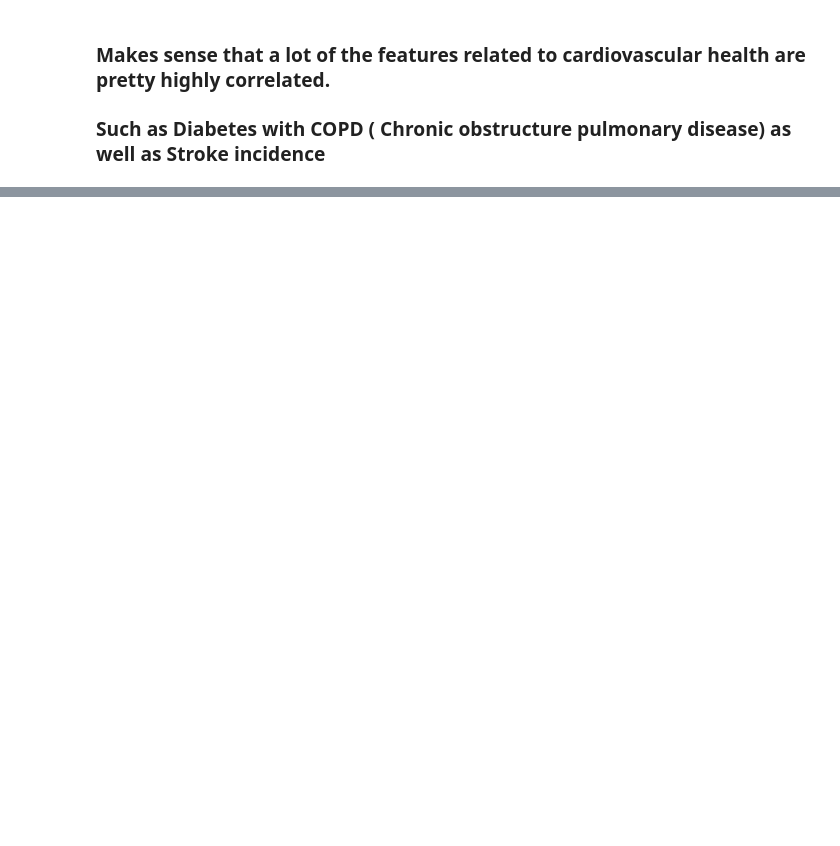
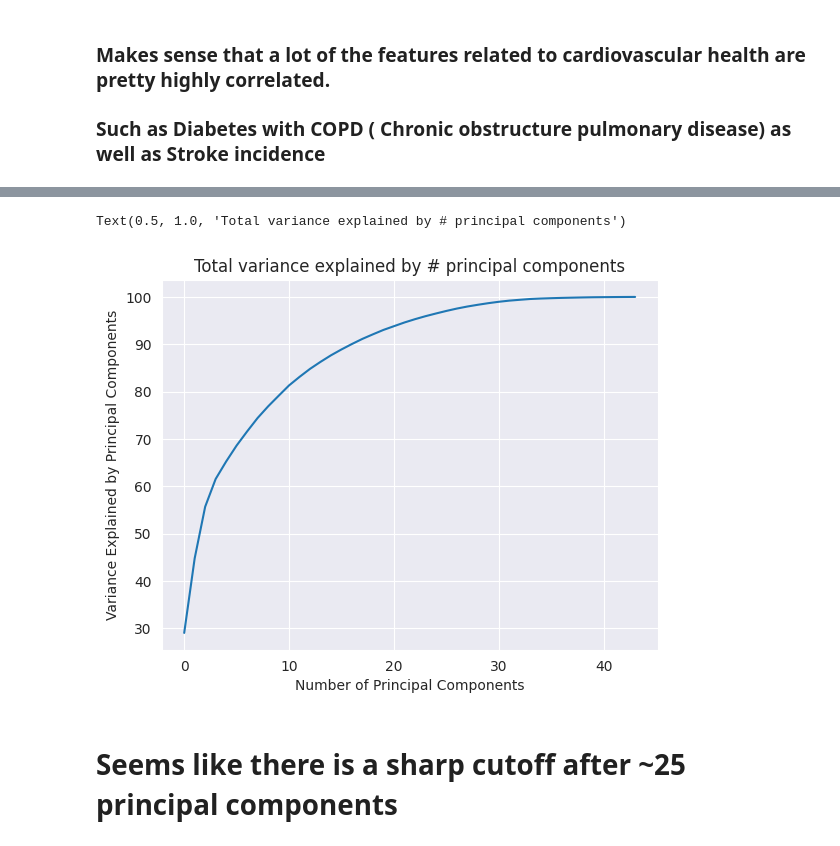
Before and after one commit to Tyler-Chi/Diabetes_Trend_Forecast, a Jupyter notebook: EDA.ipynb, the cells around one changed output, grey strips where cells are left out. Drawn from its saved outputs; the diff is of its cells as text; code cells hidden in the pictures; blank space fills up the shorter version.

```diff
--- a/EDA.ipynb
+++ b/EDA.ipynb
@@ -119,0 +106,10 @@ Index(['StateAbbr', 'StateDesc', 'CityName', 'CountyFIPS', 'TractFIPS',
+# %%
+numerical_feature_df = training_data[numerical_features]
+
+scaler = StandardScaler()
+scaler.fit(numerical_feature_df)
+training_data_scaled = scaler.transform(numerical_feature_df)
+# %%
+pca_44 = PCA(n_components=44, random_state=2023)
+pca_44.fit(training_data_scaled)
+X_pca_44 = pca_44.transform(training_data_scaled)
@@ -119,0 +130,10 @@ Index(['StateAbbr', 'StateDesc', 'CityName', 'CountyFIPS', 'TractFIPS',
+# %%
+plt.plot(np.cumsum(pca_44.explained_variance_ratio_ * 100))
+plt.xlabel("Number of Principal Components")
+plt.ylabel("Variance Explained by Principal Components")
+plt.title("Total variance explained by # principal components")
+# %% [output]
+Text(0.5, 1.0, 'Total variance explained by # principal components')
+[figure, added]
+# %% [markdown]
+# Seems like there is a sharp cutoff after ~25 principal components
```
Also changed, not shown: parts of 17 cells of this notebook, 7 other files.
